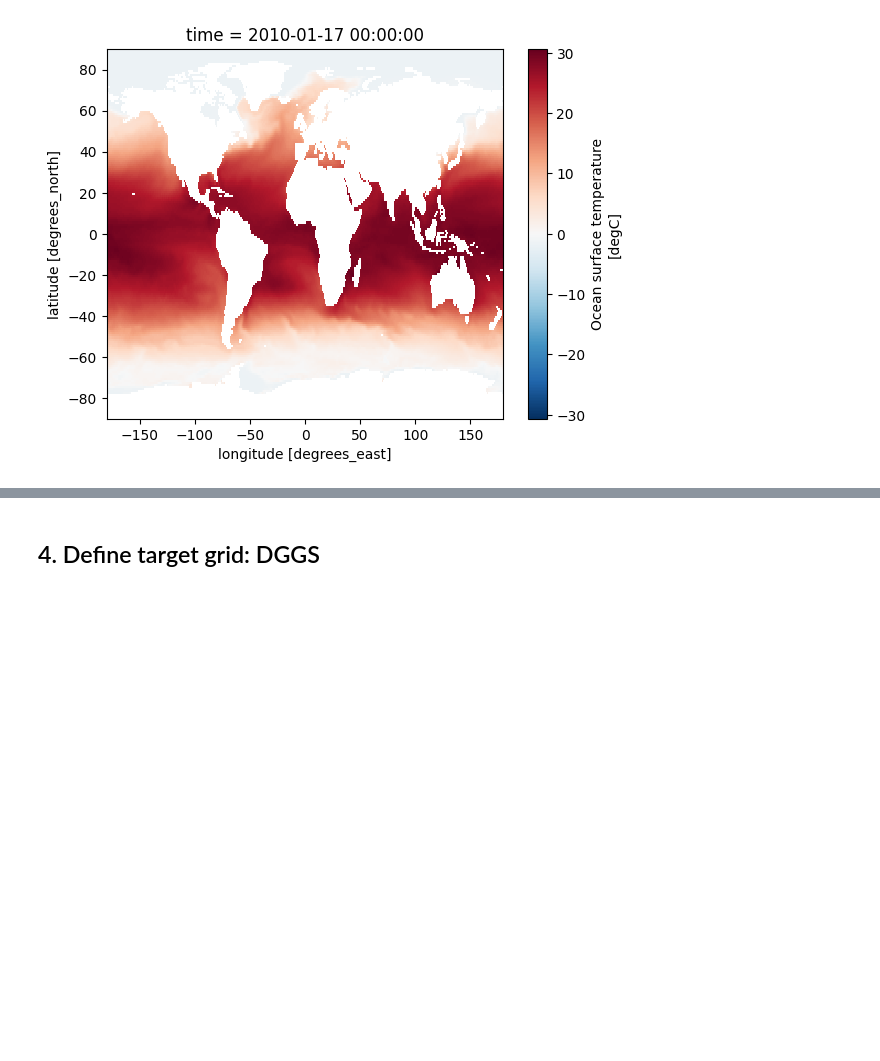
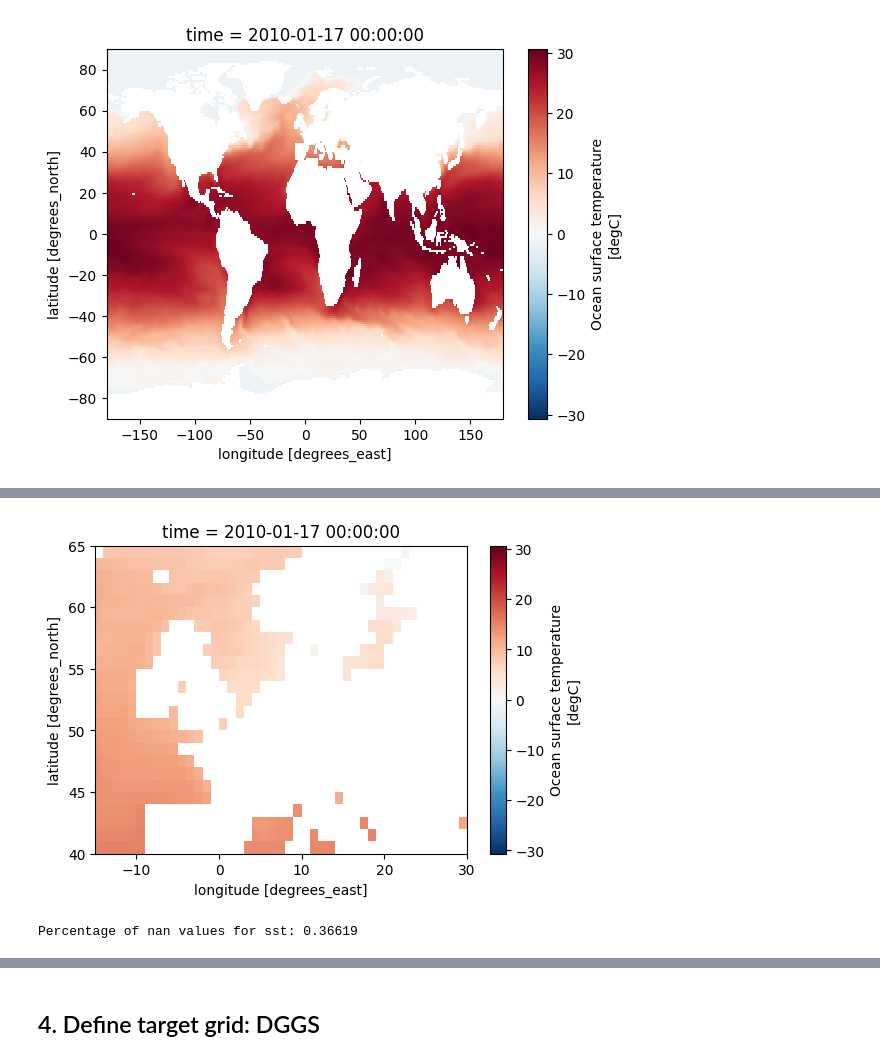
Before and after one commit to FAIR2Adapt/arctic-radioisotopes, a Jupyter notebook: arctic-isotopes/regridding.ipynb, the cells around one changed output, grey strips where cells are left out. Cells and saved outputs as stored; diff of their text form; code cells hidden in the pictures; blank space fills up the shorter version.

```diff
--- a/arctic-isotopes/regridding.ipynb
+++ b/arctic-isotopes/regridding.ipynb
@@ -216,0 +236,21 @@ dr.sst.isel(time=0).plot()
+# %%
+import matplotlib.pyplot as plt
+
+fig, ax = plt.subplots(figsize=(6, 4))
+p = dr.sst.isel(time=0).plot(ax=ax)
+
+# Set zoom limits
+ax.set_xlim(lon_min, lon_max)
+ax.set_ylim(lat_min, lat_max)
+
+plt.show()
+# %% [output]
+[figure, added]
+# %%
+print(
+    "Percentage of nan values for sst: {0:.05f}".format(
+        np.isnan(dr.sst.to_numpy()).sum() / dr.sst.size
+    )
+)
+# %% [output]
+Percentage of nan values for sst: 0.36619
```
Also changed, not shown: parts of 10 cells of this notebook.
